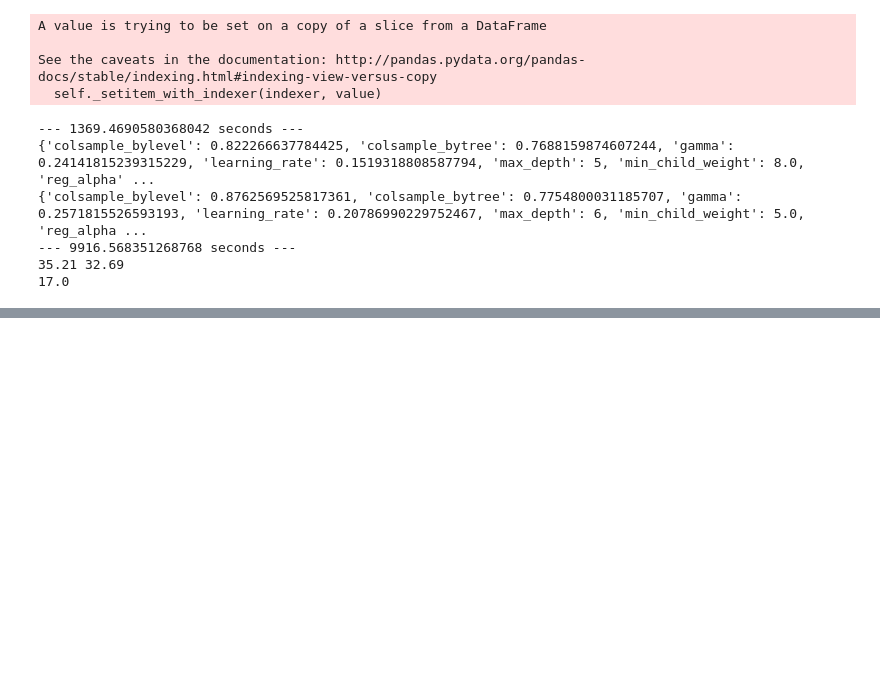
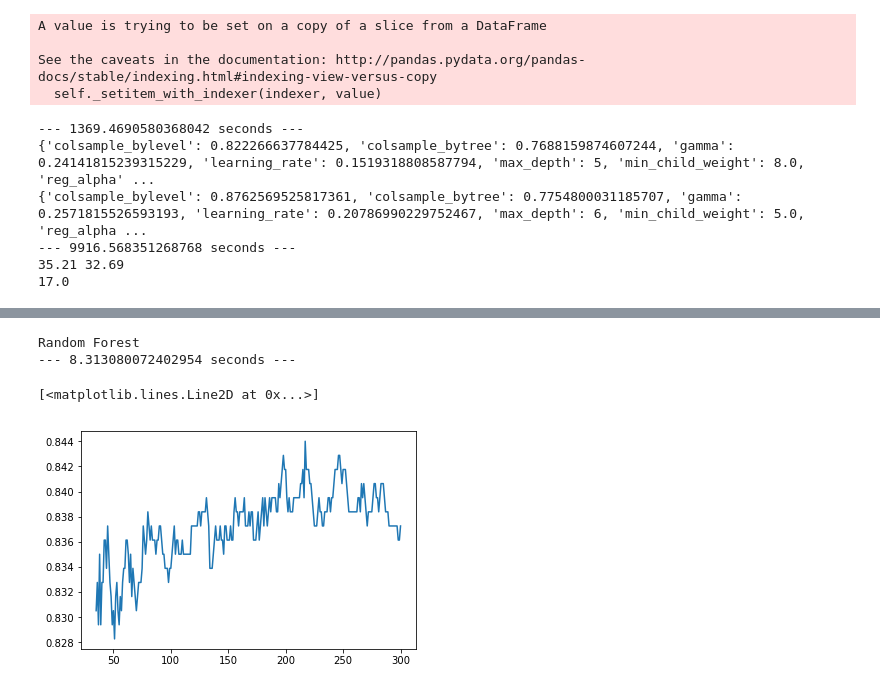
Before and after one commit to NicolasFerland/titanic, a Jupyter notebook: Titanic.ipynb, the cells around one changed output, grey strips where cells are left out. Saved outputs shown, nothing was run; the diff lists cells and outputs as text; code cells hidden in the pictures; blank space fills up the shorter version.

```diff
--- a/Titanic.ipynb
+++ b/Titanic.ipynb
@@ -1115,0 +1241,12 @@ result_df.to_csv(path_or_buf='Result_Titanic7')
+# %%
+# Remove NaN by replacing by mean
+value = {key : combine_df[key].mean() for key in list(combine_df)}
+combine_dfN = combine_df.fillna(value=value)
+
+# Separate in train and test
+train_dfN = combine_dfN[pd.notnull(combine_df['Survived'])]
+test_dfN = combine_dfN[False == pd.notnull(combine_df['Survived'])]
+xN = train_dfN.drop('Survived',axis=1)
+yN = train_dfN['Survived']
+
+xN.describe()
@@ -1115,0 +1456,24 @@ result_df.to_csv(path_or_buf='Result_Titanic7')
+# %%
+# Use random forest, no need for KFold since we have OOB score
+# http://scikit-learn.org/stable/auto_examples/ensemble/plot_ensemble_oob.html
+from time import time
+from sklearn.ensemble import RandomForestClassifier
+print("Random Forest")
+min_estimators = 35
+max_estimators = 300
+sc = np.zeros(max_estimators-min_estimators+1)
+rf = RandomForestClassifier(warm_start=True, oob_score=True)
+start_time = time()
+for i in range(min_estimators, max_estimators + 1):
+    rf.set_params(n_estimators=i)
+    rf.fit(xN, yN)
+    sc[i-min_estimators] = rf.oob_score_
+print("--- %s seconds ---" % (time() - start_time))
+plt.plot(list(range(min_estimators, max_estimators + 1)),sc)
+
+# The result stays around 0.84 after 200. That's a good CV score.
+# %% [output]
+Random Forest
+--- 8.313080072402954 seconds ---
+[<matplotlib.lines.Line2D at 0x...>]
+[figure, added]
```
Also changed, not shown: parts of 26 cells of this notebook.
